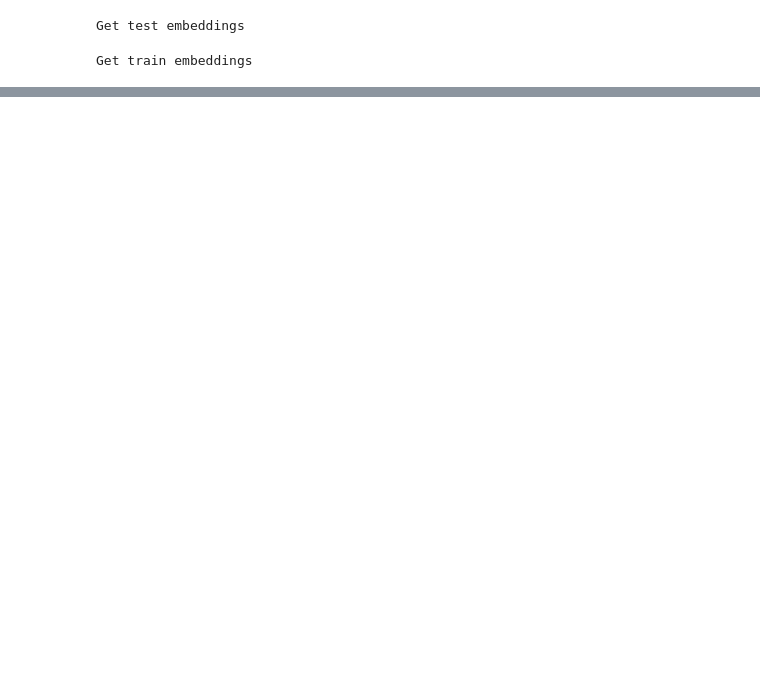
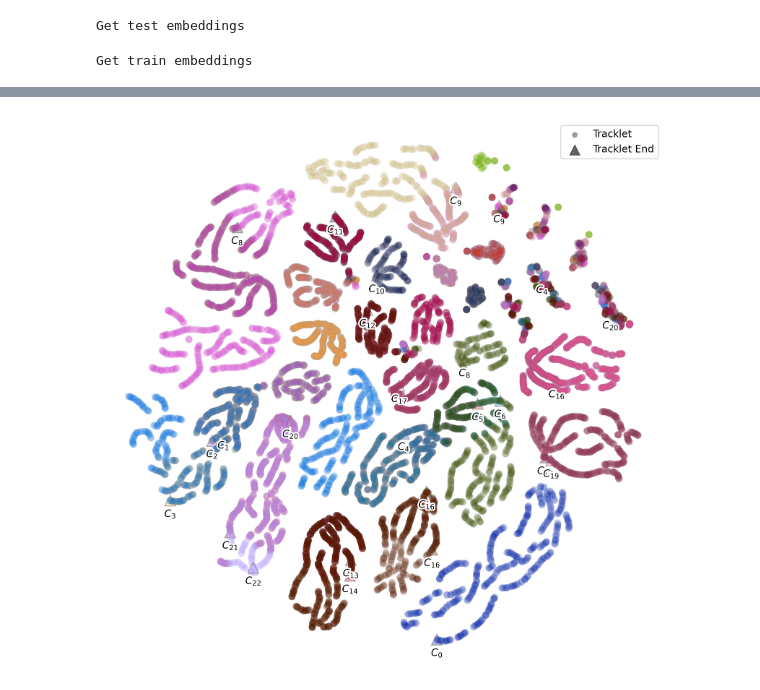
Before and after one commit to Asheeshkrsharma/Identification-OpenCows, a Jupyter notebook: tracklet.ipynb, the cells around one changed output, grey strips where cells are left out. Saved outputs shown, nothing was run; the diff lists cells and outputs as text; code cells hidden in the pictures; blank space fills up the shorter version.

Commit message:
Finally the right direction

```diff
--- a/tracklet.ipynb
+++ b/tracklet.ipynb
@@ -1071,0 +1037,79 @@ plt.show()
+# %%
+colors = numpy.asarray(
+[
+    [1,34,167], [110,171,0],
+    [166,72,224],[254,176,42],
+    [2,109,224],[231,51,22],
+    [0,133,188],[148,17,0],
+    [55,74,0],[212,69,207],
+    [208,190,135],[0,11,64],
+    [255,145,110],[0,52,101],
+    [193,0,55],[200,180,255],
+    [85,27,0],[214,149,208],
+    [81,0,87],[255,103,151],
+    [143,55,87],[173,0,76],
+    [184,162,255]
+]
+)
+
+plt.rcParams["figure.figsize"] = (10, 10)
+fig, ax = plt.subplots(1, dpi=200)
+
+reductionTracklets = [reduction[range[0] : range[1]] for range in testIdeces]
+labelTracklets = [list(set(testLabelsAll[range[0] : range[1]]))[0] for range in testIdeces]
+faceColors = [colors[int(label)] / 255.0 for label in labelTracklets]
+labelSize = [list(numpy.linspace(20, 70, num=(r[1] - r[0])-2)) for r in testIdeces]
+faceAlpha = [list(numpy.linspace(0.05, 0.6, num=(r[1] - r[0])-2)) for r in testIdeces]
+
+for i in range(len(reductionTracklets)):
+    r = reductionTracklets[i]
+    plt.scatter(
+        r[:, 0][0:-2], r[:, 1][0:-2],
+        # s=labelSize[i], alpha=0.2,
+        s=50, alpha=0.2,
+        edgecolor="#262626",
+        linewidth=0.02,
+        color=faceColors[i],
+    )
+    plt.scatter(
+        r[:, 0][-1], r[:, 1][-1],
+        s=120, alpha=0.3,
+        edgecolor="#262626",
+        marker="^",
+        linewidth=1,
+        color=faceColors[i],
+    )
+    text = ax.text(r[:, 0][-1], r[:, 1][-1]-6, f"$C_{{{int(labelTracklets[i])}}}$",
+        fontsize=10,
+        horizontalalignment="center",
+        verticalalignment="center",
+    )
+    text.set_path_effects([PathEffects.withStroke(linewidth=3, foreground='w')])
+
+plt.scatter(
+    [], [],
+    s=30, alpha=0.4,
+    edgecolor="#262626",
+    linewidth=0.02,
+    color='black',
+    label='Tracklet'
+)
+plt.scatter(
+    [], [],
+    s=100, alpha=0.6,
+    edgecolor="#262626",
+    marker="^",
+    linewidth=1,
+    color='black',
+    label='Tracklet End'
+)
+
+# Viz tweaks https://olgabotvinnik.com/blog/prettyplotlib-painlessly-create-beautiful-matplotlib
+[ax.spines[spine].set_visible(False) for spine in ["top", "right", "bottom", "left"]]
+ax.axes.get_xaxis().set_ticks([])
+ax.axes.get_yaxis().set_ticks([])
+ax.axis("tight")
+ax.legend()
+plt.show()
+# %% [output]
+[figure, added]
```
Also changed, not shown: parts of 12 cells of this notebook.
